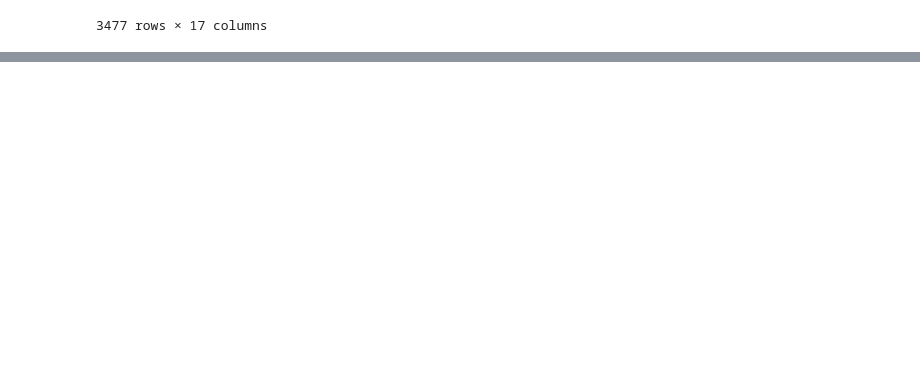
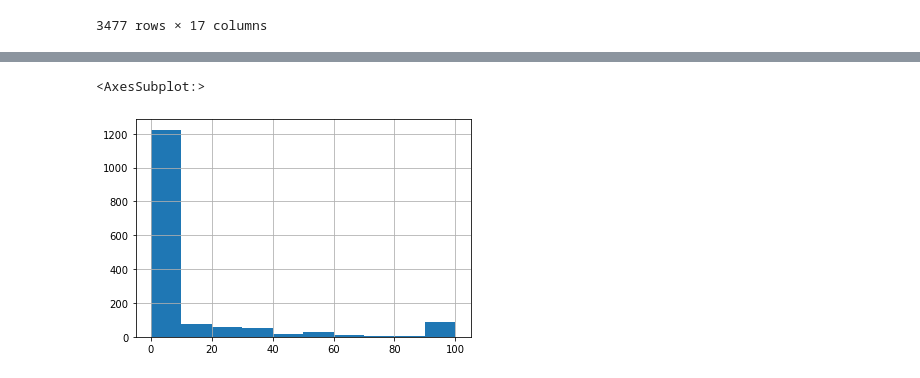
Before and after one commit to npateel/timelywimely, a Jupyter notebook: haystack/Analysis.ipynb, the cells around one changed output, grey strips where cells are left out. Saved outputs shown, nothing was run; the diff lists cells and outputs as text; code cells hidden in the pictures; blank space fills up the shorter version.

```diff
--- a/haystack/Analysis.ipynb
+++ b/haystack/Analysis.ipynb
@@ -129,0 +226,5 @@ nqot.sort_values("max - min").head(100).sample(10)
+# %%
+nqot.loc[nqot["GT Topic"] != nqot["2018 Topic"]]["2018 Bleu Score"].hist()
+# %% [output]
+<AxesSubplot:>
+[figure, added]
```
Also changed, not shown: parts of 28 cells of this notebook, 11 other files.
